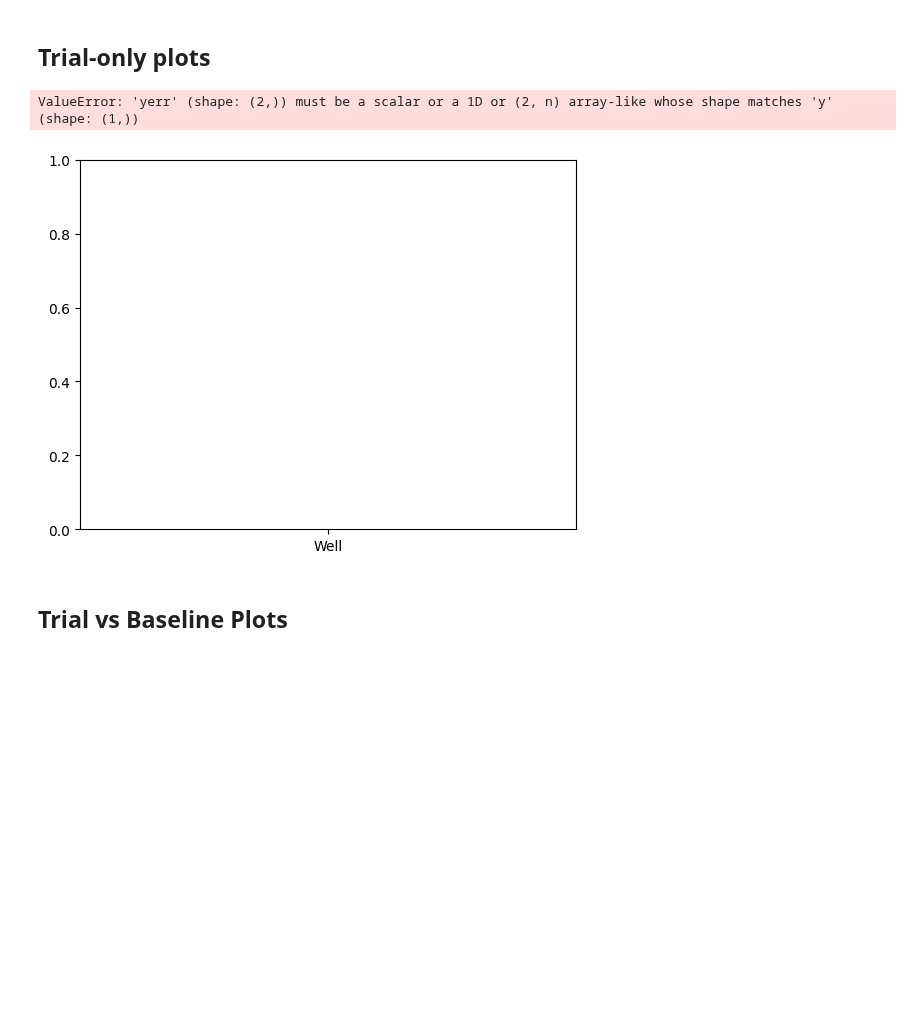
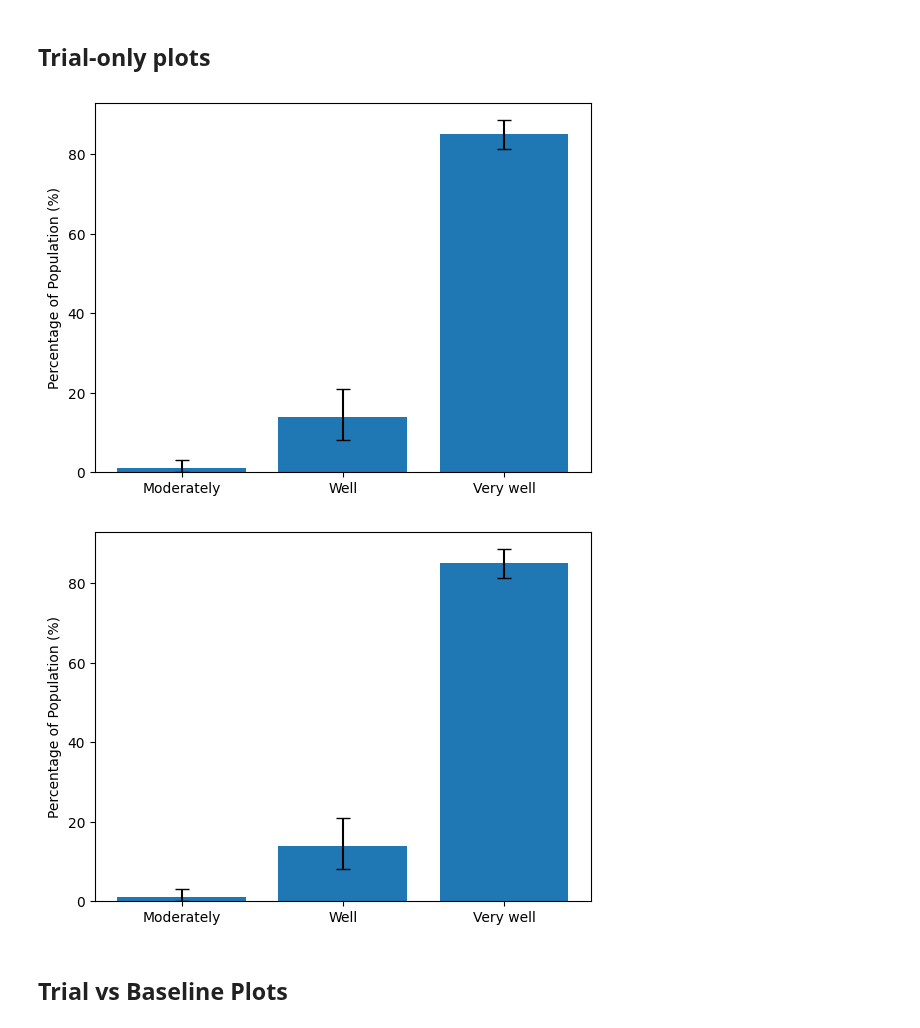
Before and after one commit to aaron-sandoval/generative_social_choice, a Jupyter notebook: generative_social_choice/plots/generate_plots.ipynb, the cells around one changed output. Drawn from its saved outputs; the diff is of its cells as text; code cells hidden in the pictures; blank space fills up the shorter version.

Commit message:
FINished baseline likert bar plot

```diff
--- a/generative_social_choice/plots/generate_plots.ipynb
+++ b/generative_social_choice/plots/generate_plots.ipynb
@@ -30,12 +30,12 @@ likert_scores_reverse: dict[str, int] = {v: k for k, v in likert_scores.items()}
 ## Load data
 # %%
 data_dir_path = get_base_dir_path() / "data" / "demo_data"
-trial_prefix = "TEST_"
-assignments_file_path = data_dir_path / f"{trial_prefix}assignments.json"
+baseline_prefix = "baseline_"
+baseline_assignments_file_path = data_dir_path / f"{baseline_prefix}assignments.json"
 
-with open(assignments_file_path, "r") as f:
-    assignment_data = (json.load(f))
+with open(baseline_assignments_file_path, "r") as f:
+    baseline_assignment_data = (json.load(f))
 
 
-assignment_data.keys()
+baseline_assignment_data.keys()
 # %% [output]
@@ -43,9 +43,9 @@ dict_keys(['slate', 'slate_statements', 'agent_ids', 'assignments', 'utilities']
 # %%
 # Create DataFrame with assignments and utilities
-assignments = pd.DataFrame({
-    'candidate_id': assignment_data['assignments'],
-    'utility': assignment_data['utilities']
-}, index=assignment_data['agent_ids'])
-assignments
+baseline_assignments = pd.DataFrame({
+    'candidate_id': baseline_assignment_data['assignments'],
+    'utility': baseline_assignment_data['utilities']
+}, index=baseline_assignment_data['agent_ids'])
+baseline_assignments.head()
 # %% [output]
 |  | candidate_id | utility |
@@ -101,45 +90,66 @@ def plot_likert_category_bar_chart(assignments: pd.DataFrame) -> plt.figure:
         exact_indices = nqp < 5
 
         # Exact binomial calculation for nqp < 5
         if np.any(exact_indices):
             exact_lower = scipy.stats.binom.ppf(0.025, total, proportions[exact_indices]) / total
             exact_upper = scipy.stats.binom.ppf(0.975, total, proportions[exact_indices]) / total
             lower_bounds[exact_indices] = exact_lower
             upper_bounds[exact_indices] = exact_upper
 
         return np.vstack((lower_bounds, proportions, upper_bounds)).T
 
     confidence_intervals = calculate_proportion_confidence_intervals(counts.values, total)
 
     # Create DataFrame for plotting
     plot_data = pd.DataFrame({
         "likert_score": counts.index,
         "proportion": confidence_intervals[:, 1],
         "lower_bound": confidence_intervals[:, 0],
         "upper_bound": confidence_intervals[:, 2]
     }).sort_values("likert_score")
 
+    # Sort the plot data by likert score using the reverse mapping
+    plot_data = plot_data.sort_values(
+        "likert_score",
+        key=lambda x: x.map(likert_scores_reverse)
+    )
+
     # Convert proportions to percentages for plotting
     plot_data["percentage"] = plot_data["proportion"] * 100
     plot_data["lower_bound_percentage"] = plot_data["lower_bound"] * 100
     plot_data["upper_bound_percentage"] = plot_data["upper_bound"] * 100
 
-    # Create bar plot with error bars
-    plot = sns.barplot(
-        data=plot_data,
-        x="likert_score",
-        y="percentage",
-        yerr=[plot_data["percentage"] - plot_data["lower_bound_percentage"],
-              plot_data["upper_bound_percentage"] - plot_data["percentage"]],
-        order=sorted(assignments["likert_score"].unique(), key=lambda x: likert_scores_reverse[x])
+    yerr = np.array([
+        plot_data["percentage"] - plot_data["lower_bound_percentage"],
+        plot_data["upper_bound_percentage"] - plot_data["percentage"]
+    ])
+
+    # Create figure and axis objects explicitly
+    fig, ax = plt.subplots()
+
+    # Create bar plot
+    bars = ax.bar(
+        x=range(len(plot_data)),
+        height=plot_data["percentage"],
+        yerr=yerr,
+        capsize=5
     )
 
-    plot.set(ylabel="Percentage of Population (%)")
-    return plot
+    # Customize x-axis
+    ax.set_xticks(range(len(plot_data)))
+    ax.set_xticklabels(
+        plot_data["likert_score"],
+        # rotation=45 if len(plot_data) > 4 else 0
+    )
 
-plot_likert_category_bar_chart(assignments)
+    # Customize y-axis
+    ax.set_ylabel("Percentage of Population (%)")
+
+    return fig
+
+plot_likert_category_bar_chart(baseline_assignments)
 # %% [output]
-ValueError: 'yerr' (shape: (2,)) must be a scalar or a 1D or (2, n) array-like whose shape matches 'y' (shape: (1,))
-[figure, old version]
+[figure, new version]
+[figure, added]
 # %% [markdown]
 ## Trial vs Baseline Plots
```
Also changed, not shown: parts of 4 cells of this notebook.
